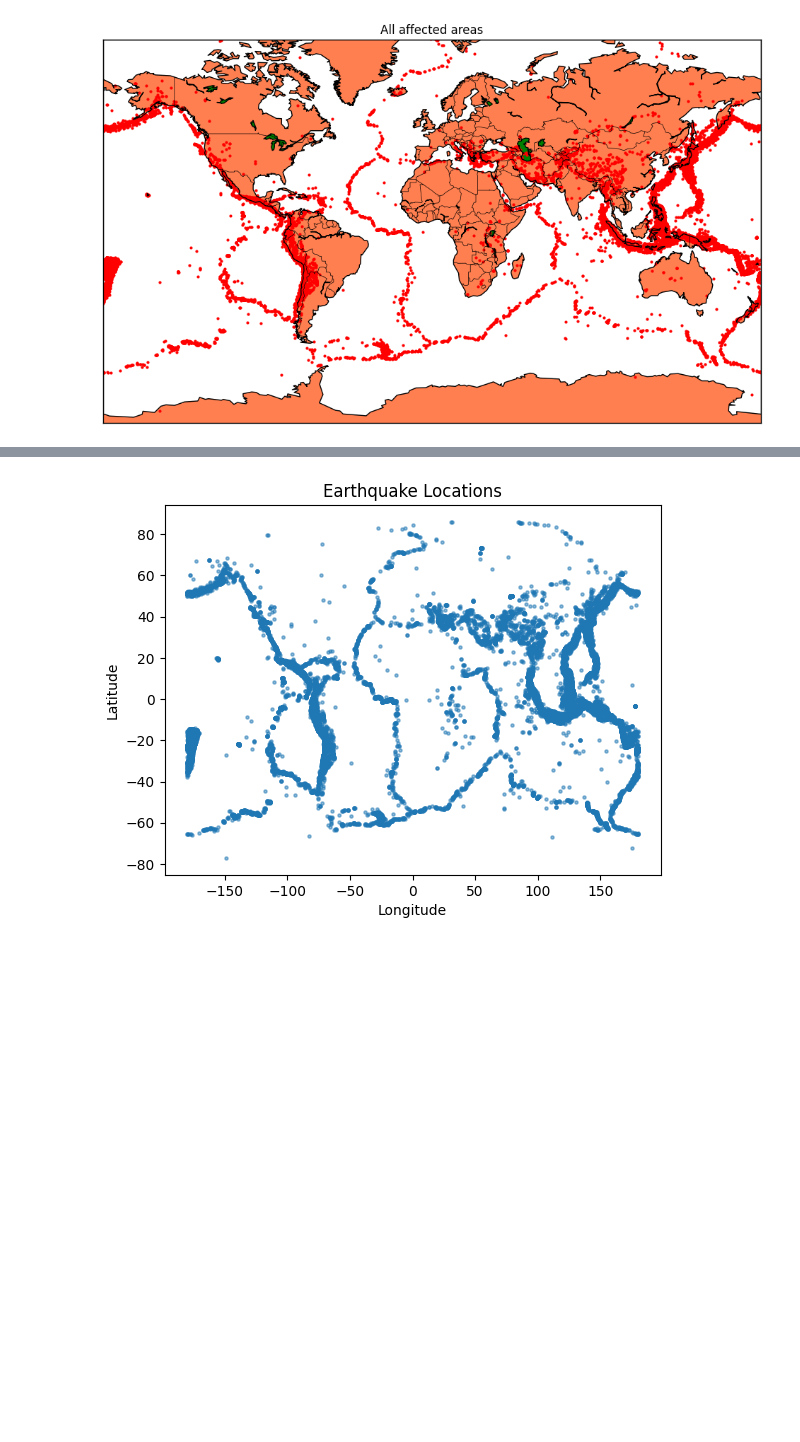
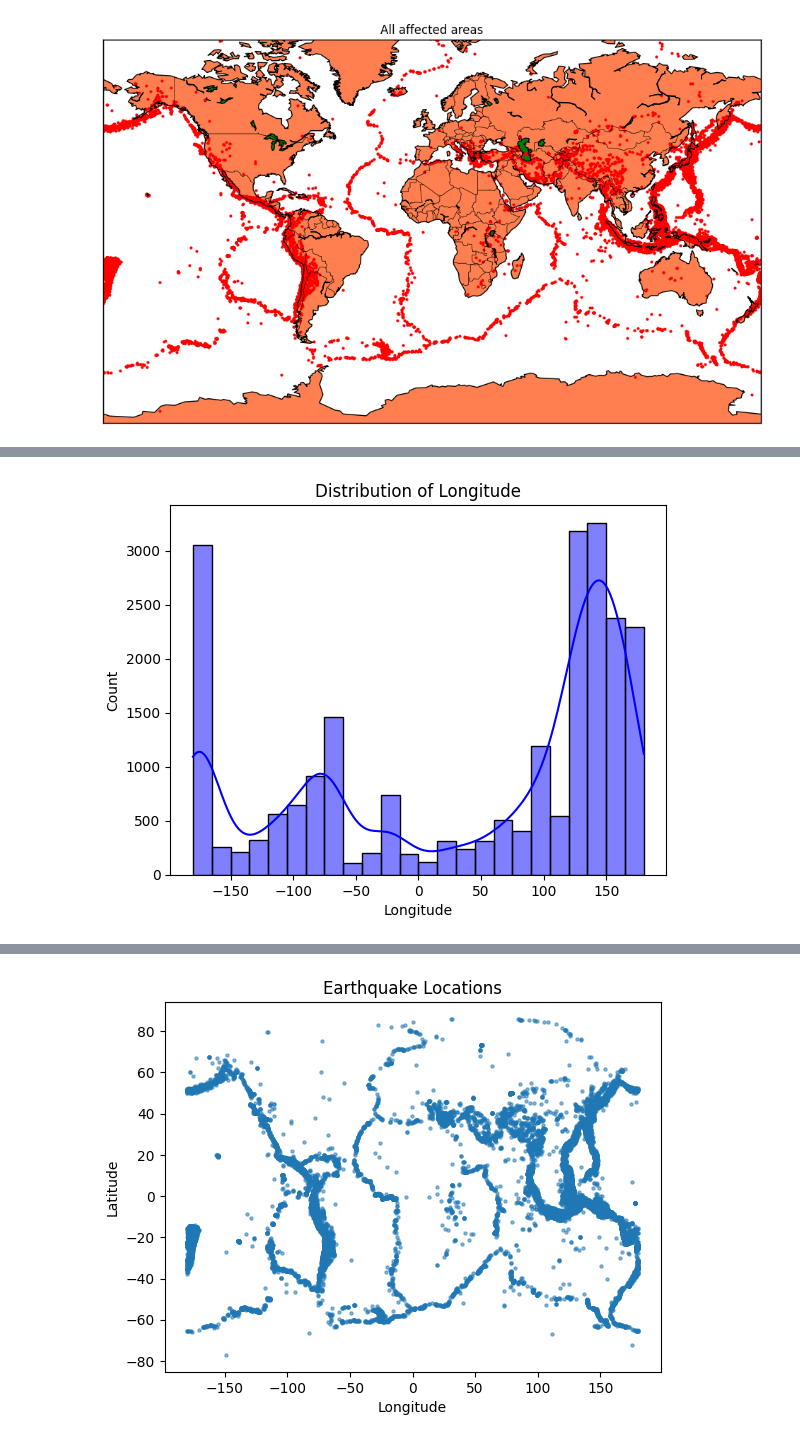
Before and after one commit to Kushagrarajsinghavisoft/Daily-works, a Jupyter notebook: Weekly_Assignments/Weekly_Assignment_6/Weekly_Assignment_6.ipynb, the cells around one changed output, grey strips where cells are left out. Cells and saved outputs as stored; diff of their text form; code cells hidden in the pictures; blank space fills up the shorter version.

```diff
--- a/Weekly_Assignments/Weekly_Assignment_6/Weekly_Assignment_6.ipynb
+++ b/Weekly_Assignments/Weekly_Assignment_6/Weekly_Assignment_6.ipynb
@@ -197,0 +205,6 @@ plt.show()
+# %%
+sns.histplot(data=dataframe, x='Longitude', color='blue', kde=True)
+plt.title('Distribution of Longitude')
+plt.show()
+# %% [output]
+[figure, added]
```
Also changed, not shown: parts of 9 cells of this notebook, 3 other files.
